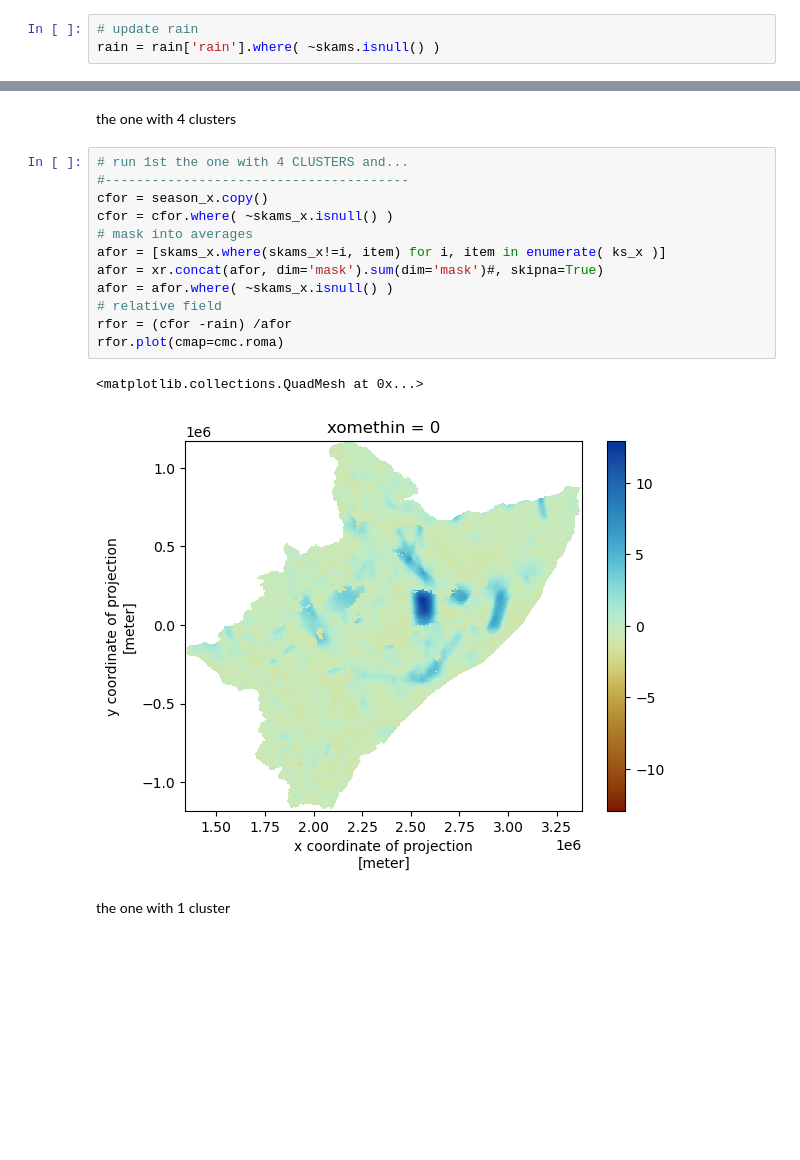
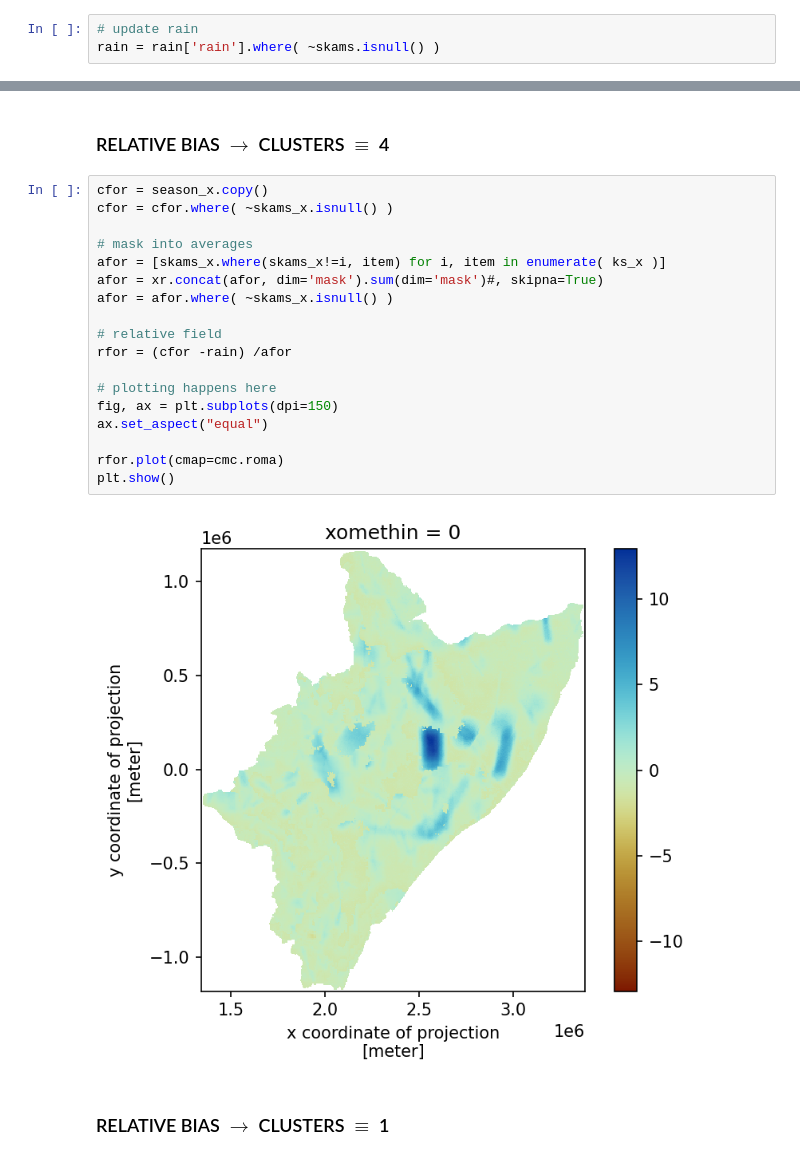
Before and after one commit to feliperiosg/STORM3, a Jupyter notebook: notebook/six_.ipynb, the cells around one changed output, grey strips where cells are left out. Saved outputs shown, nothing was run; the diff lists cells and outputs as text; blank space fills up the shorter version.

```diff
--- a/notebook/six_.ipynb
+++ b/notebook/six_.ipynb
@@ -335,20 +476,25 @@ rain.plot(cmap='precip2_17lev')
 # %% [markdown]
-the one with 4 clusters
+### RELATIVE BIAS  $\to$  CLUSTERS $\equiv$ 4 ###
 # %%
-# run 1st the one with 4 CLUSTERS and...
-#---------------------------------------
 cfor = season_x.copy()
 cfor = cfor.where( ~skams_x.isnull() )
+
 # mask into averages
 afor = [skams_x.where(skams_x!=i, item) for i, item in enumerate( ks_x )]
 afor = xr.concat(afor, dim='mask').sum(dim='mask')#, skipna=True)
 afor = afor.where( ~skams_x.isnull() )
+
 # relative field
 rfor = (cfor -rain) /afor
+
+# plotting happens here
+fig, ax = plt.subplots(dpi=150)
+ax.set_aspect("equal")
+
 rfor.plot(cmap=cmc.roma)
+plt.show()
 # %% [output]
-<matplotlib.collections.QuadMesh at 0x...>
-[figure, old version]
+[figure, new version]
 # %% [markdown]
-the one with 1 cluster
+### RELATIVE BIAS  $\to$  CLUSTERS $\equiv$ 1 ###
 # %%
```
Also changed, not shown: parts of 60 cells of this notebook, 5 other files.
